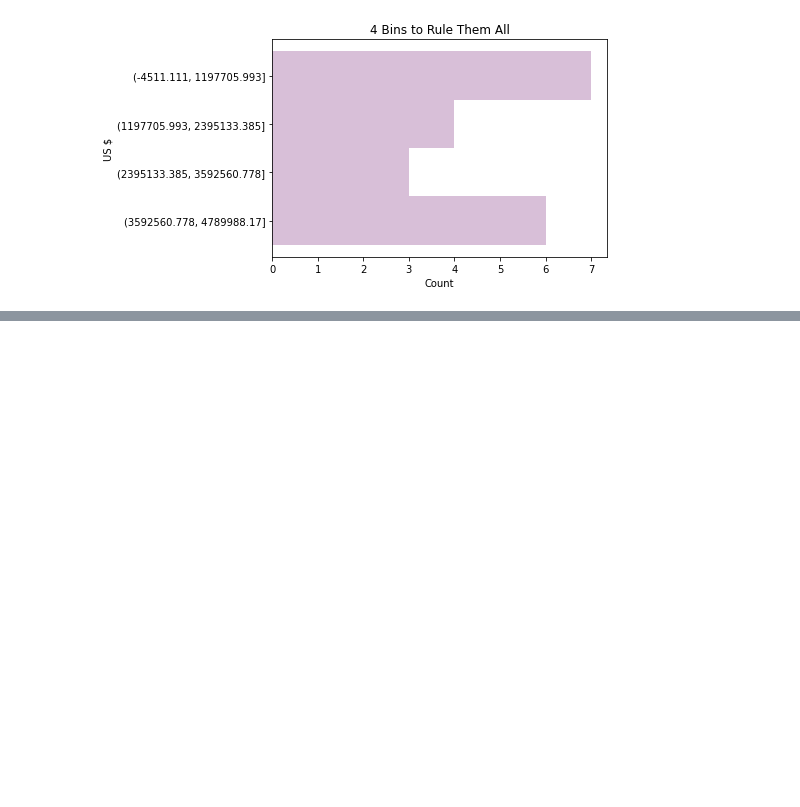
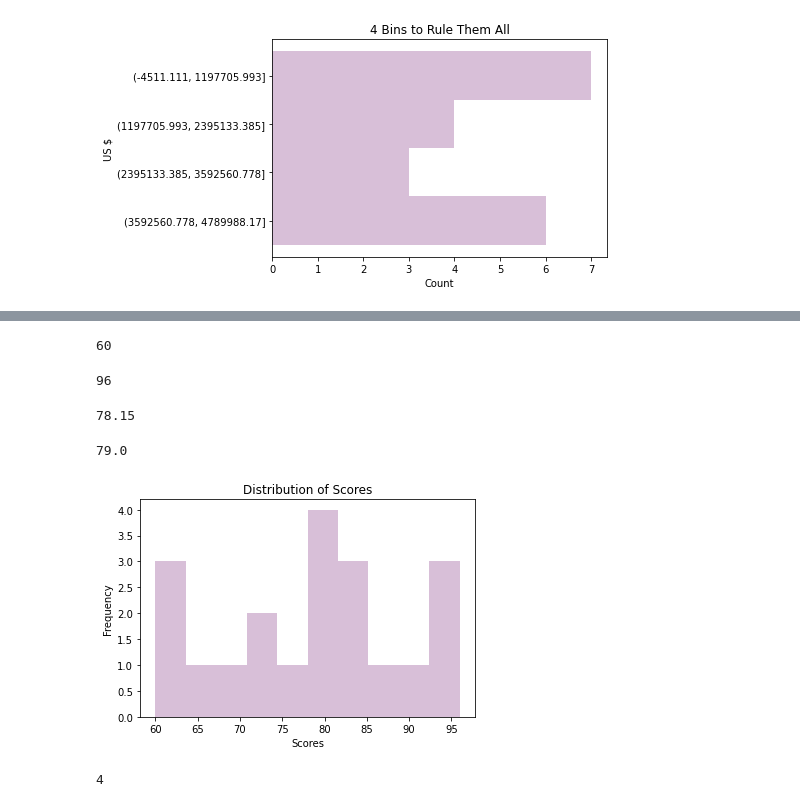
Before and after one commit to jamesallen0351/numpy-pandas-visualization-exercises, a Jupyter notebook: pandas_series.ipynb, the cells around one changed output, grey strips where cells are left out. Drawn from its saved outputs; the diff is of its cells as text; code cells hidden in the pictures; blank space fills up the shorter version.

```diff
--- a/pandas_series.ipynb
+++ b/pandas_series.ipynb
@@ -669,0 +674,3 @@ plt.show()
+# %%
+scores_list = [60, 86, 75, 62, 93, 71, 60, 83, 95, 78, 65, 72, 69, 81, 96, 80, 85, 92, 82, 78]
+scores = pd.Series(scores_list)
@@ -669,0 +707,32 @@ plt.show()
+# %%
+scores.min()
+# %% [output]
+60
+# %%
+scores.max()
+# %% [output]
+96
+# %%
+scores.mean()
+# %% [output]
+78.15
+# %%
+scores.median()
+# %% [output]
+79.0
+# %%
+# 3 Plot the Series in a meaningful way and make sure your chart has a title and axis labels.
+scores.plot.hist(color='thistle')
+
+plt.title('Distribution of Scores')
+plt.xlabel('Scores')
+plt.show()
+# %% [output]
+[figure, added]
+# %%
+# 4 Write the code necessary to implement a curve for your exam_grades Series and save this as curved_grades.
+#Add the necessary points to the highest grade to make it 100, and add the same number of points to every other score in the Series as well.
+curve = 100 - scores.max()
+curve
+# %% [output]
+4
```
Also changed, not shown: parts of 8 cells of this notebook.
